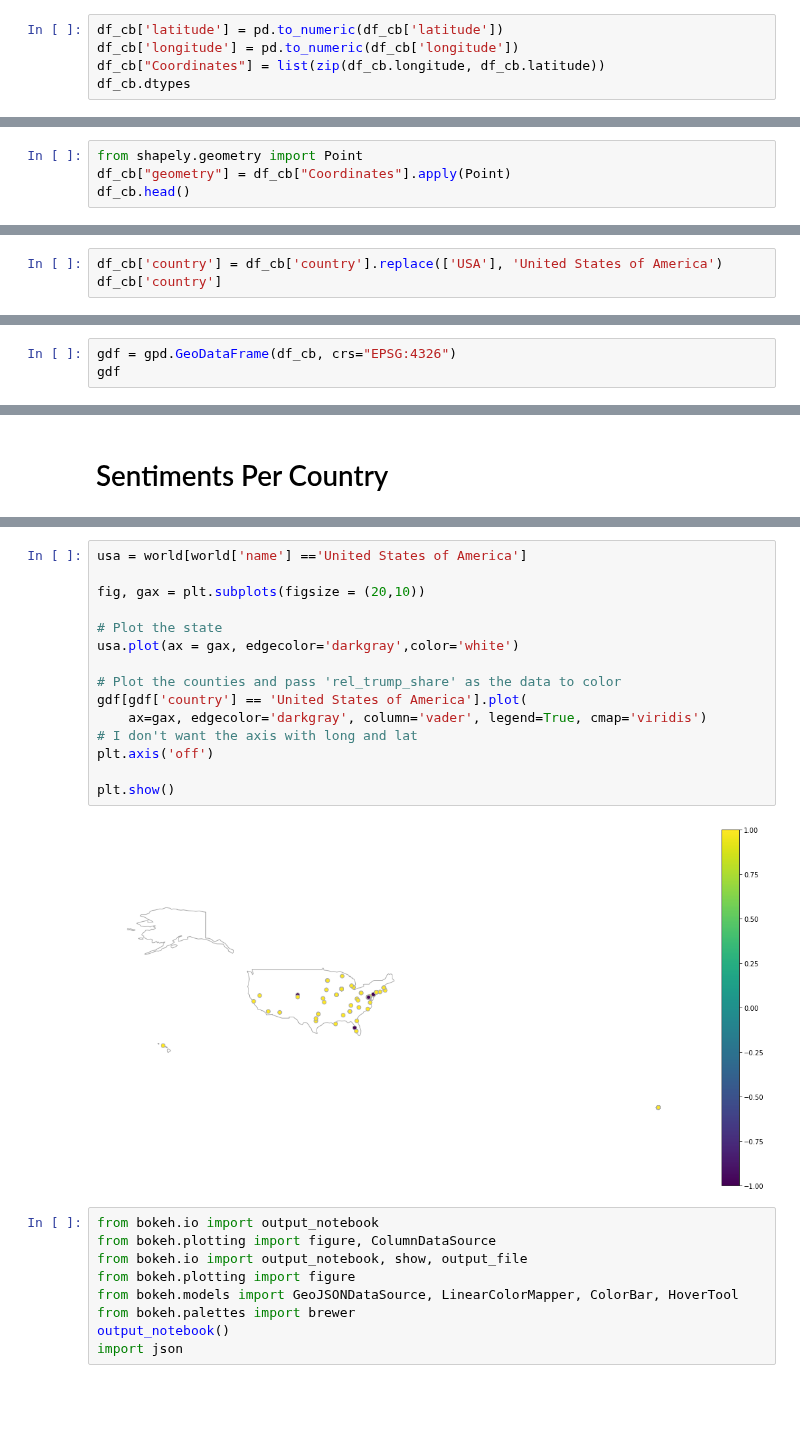
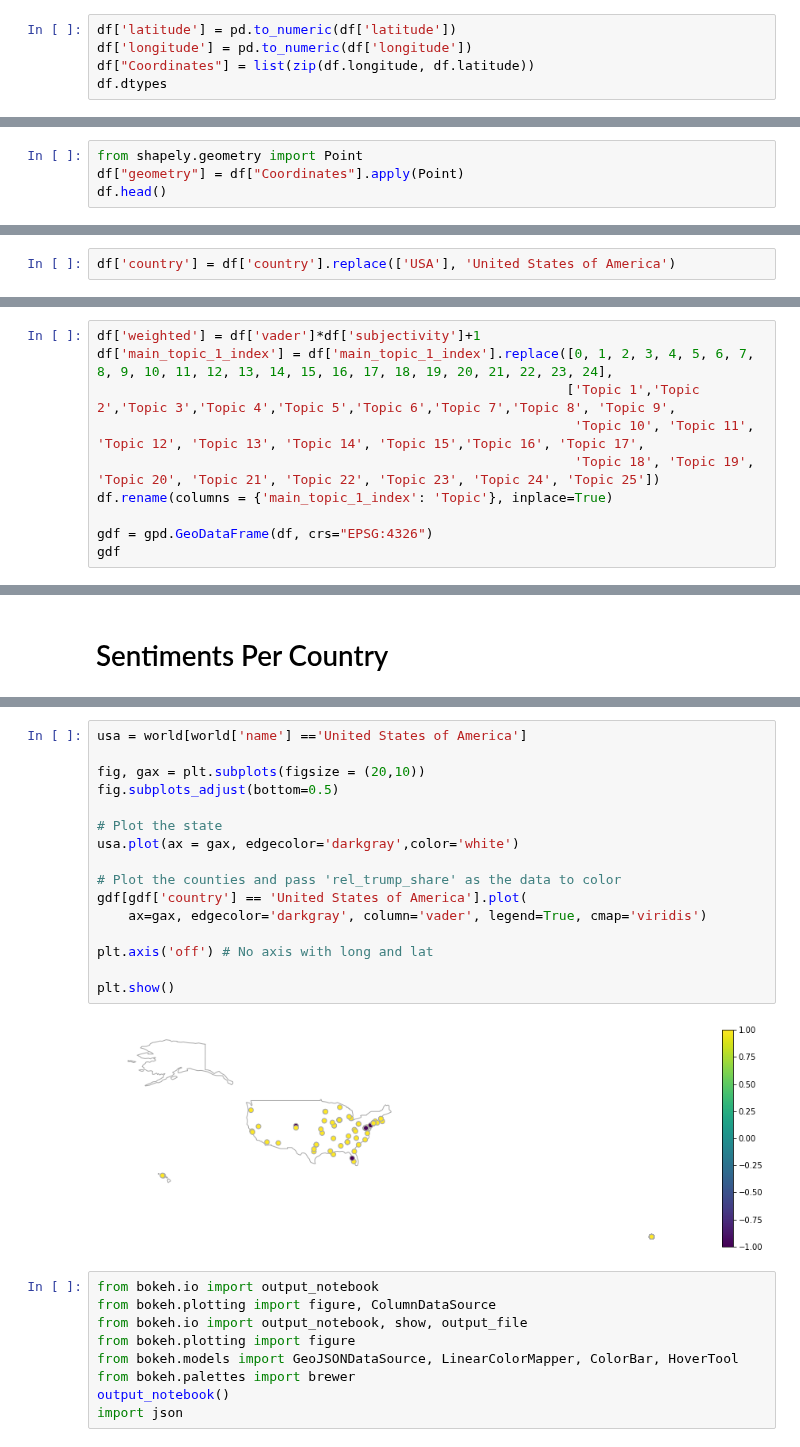
Before and after one commit to jfsalcedo10/mda-kuwait, a Jupyter notebook: sentiment_analysis/loc_v_sen.ipynb, the cells around one changed output, grey strips where cells are left out. Drawn from its saved outputs; the diff is of its cells as text; blank space fills up the shorter version.

Commit message:
Updates: sentiment per topic,  sentence-wise SA, location map with sa & topic

```diff
--- a/sentiment_analysis/loc_v_sen.ipynb
+++ b/sentiment_analysis/loc_v_sen.ipynb
@@ -112,9 +130,9 @@ latitude                  object
 longitude                 object
 dtype: object
 # %%
-df_cb['latitude'] = pd.to_numeric(df_cb['latitude'])
-df_cb['longitude'] = pd.to_numeric(df_cb['longitude'])
-df_cb["Coordinates"] = list(zip(df_cb.longitude, df_cb.latitude))
-df_cb.dtypes
+df['latitude'] = pd.to_numeric(df['latitude'])
+df['longitude'] = pd.to_numeric(df['longitude'])
+df["Coordinates"] = list(zip(df.longitude, df.latitude))
+df.dtypes
 # %% [output]
 title                     object
@@ -138,6 +155,6 @@ Coordinates               object
 dtype: object
 # %%
 from shapely.geometry import Point
-df_cb["geometry"] = df_cb["Coordinates"].apply(Point)
-df_cb.head()
+df["geometry"] = df["Coordinates"].apply(Point)
+df.head()
 # %% [output]
@@ -150,6 +167,5 @@ df_cb.head()
 # %%
-df_cb['country'] = df_cb['country'].replace(['USA'], 'United States of America')
-df_cb['country']
+df['country'] = df['country'].replace(['USA'], 'United States of America')
 # %% [output]
 0      United States of America
 1      United States of America
@@ -196,4 +216,11 @@ gdf_cntry.head()
 # %%
-gdf = gpd.GeoDataFrame(df_cb, crs="EPSG:4326")
+df['weighted'] = df['vader']*df['subjectivity']+1
+df['main_topic_1_index'] = df['main_topic_1_index'].replace([0, 1, 2, 3, 4, 5, 6, 7, 8, 9, 10, 11, 12, 13, 14, 15, 16, 17, 18, 19, 20, 21, 22, 23, 24],
+                                                            ['Topic 1','Topic 2','Topic 3','Topic 4','Topic 5','Topic 6','Topic 7','Topic 8', 'Topic 9',
+                                                             'Topic 10', 'Topic 11', 'Topic 12', 'Topic 13', 'Topic 14', 'Topic 15','Topic 16', 'Topic 17',
+                                                             'Topic 18', 'Topic 19', 'Topic 20', 'Topic 21', 'Topic 22', 'Topic 23', 'Topic 24', 'Topic 25'])
+df.rename(columns = {'main_topic_1_index': 'Topic'}, inplace=True)
+
+gdf = gpd.GeoDataFrame(df, crs="EPSG:4326")
 gdf
 # %% [output]
@@ -262,20 +295,21 @@ plt.show()
 # %%
 usa = world[world['name'] =='United States of America']
 
 fig, gax = plt.subplots(figsize = (20,10))
+fig.subplots_adjust(bottom=0.5)
 
 # Plot the state
 usa.plot(ax = gax, edgecolor='darkgray',color='white')
 
 # Plot the counties and pass 'rel_trump_share' as the data to color
 gdf[gdf['country'] == 'United States of America'].plot(
     ax=gax, edgecolor='darkgray', column='vader', legend=True, cmap='viridis')
-# I don't want the axis with long and lat
-plt.axis('off')
+
+plt.axis('off') # No axis with long and lat
 
 plt.show()
 # %% [output]
-[figure, old version]
+[figure, new version]
 # %%
 from bokeh.io import output_notebook
 from bokeh.plotting import figure, ColumnDataSource
```
Also changed, not shown: parts of 23 cells of this notebook, 4 other files.
